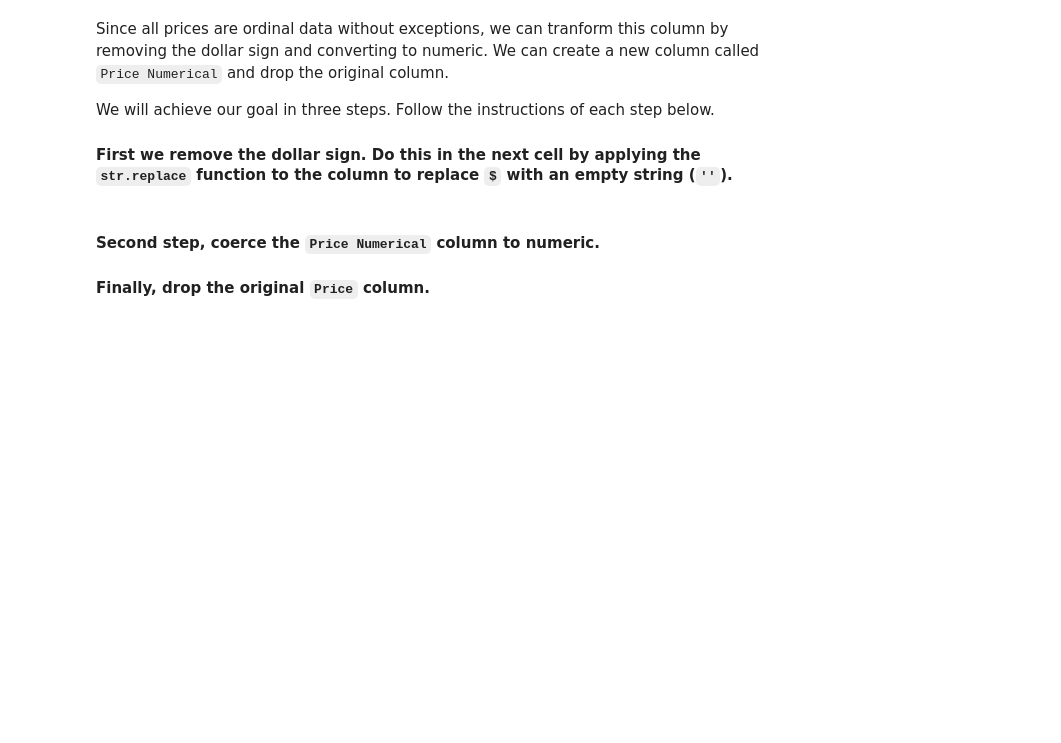
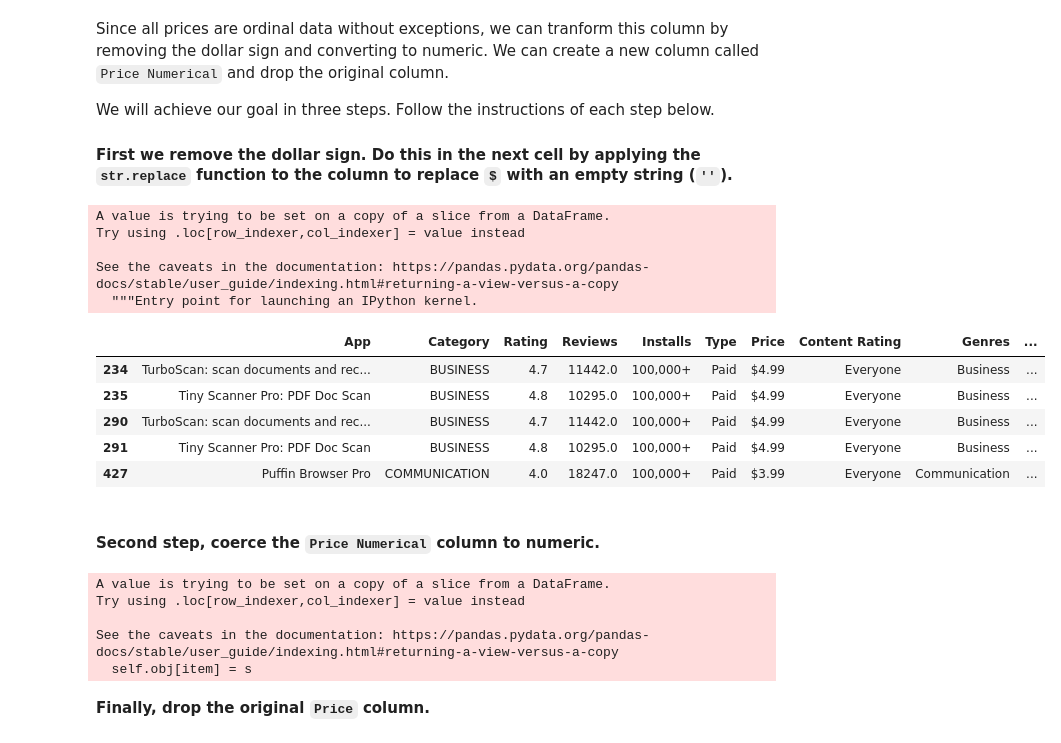
Before and after one commit to ta-data-lis/lab-supervised-learning-feature-extraction, a Jupyter notebook: your-code/notebooks/main.ipynb, the cells around one changed output. Cells and saved outputs as stored; diff of their text form; code cells hidden in the pictures; blank space fills up the shorter version.

```diff
--- a/your-code/notebooks/main.ipynb
+++ b/your-code/notebooks/main.ipynb
@@ -230,3 +244,5 @@ In the cell below, remove all rows containing at least one missing value. Use th
+# %%
+google_missing_removed = google_play.dropna()
 # %% [markdown]
 From now on, we use the `google_missing_removed` variable instead of `google_play`.
 
@@ -237,0 +252,2 @@ The `Last Updated` column seems to contain a date, though it is classified as an
+# %%
+google_missing_removed.loc[:, 'Last Updated'] = google_missing_removed['Last Updated'].apply(pd.to_datetime)
@@ -252,2 +300,19 @@ We will achieve our goal in three steps. Follow the instructions of each step be
+# %%
+google_missing_removed['Price Numerical'] = google_missing_removed['Price'].apply(str.replace, args=('$', ''))
+# %% [output]
+A value is trying to be set on a copy of a slice from a DataFrame.
+Try using .loc[row_indexer,col_indexer] = value instead
+
+See the caveats in the documentation: https://pandas.pydata.org/pandas-docs/stable/user_guide/indexing.html#returning-a-view-versus-a-copy
+  """Entry point for launching an IPython kernel.
+# %%
+google_missing_removed[google_missing_removed['Price'] != '0'].head()
+# %% [output]
+|  | App | Category | Rating | Reviews | Installs | Type | Price | Content Rating | Genres | ... |
+| 234 | TurboScan: scan documents and rec... | BUSINESS | 4.7 | 11442.0 | 100,000+ | Paid | $4.99 | Everyone | Business | ... |
+| 235 | Tiny Scanner Pro: PDF Doc Scan | BUSINESS | 4.8 | 10295.0 | 100,000+ | Paid | $4.99 | Everyone | Business | ... |
+| 290 | TurboScan: scan documents and rec... | BUSINESS | 4.7 | 11442.0 | 100,000+ | Paid | $4.99 | Everyone | Business | ... |
+| 291 | Tiny Scanner Pro: PDF Doc Scan | BUSINESS | 4.8 | 10295.0 | 100,000+ | Paid | $4.99 | Everyone | Business | ... |
+| 427 | Puffin Browser Pro | COMMUNICATION | 4.0 | 18247.0 | 100,000+ | Paid | $3.99 | Everyone | Communication | ... |
 # %% [markdown]
 #### Second step, coerce the `Price Numerical` column to numeric.
@@ -256,2 +319,10 @@ We will achieve our goal in three steps. Follow the instructions of each step be
+# %%
+google_missing_removed.loc[:, 'Price Numerical'] = google_missing_removed['Price Numerical'].apply(pd.to_numeric)
+# %% [output]
+A value is trying to be set on a copy of a slice from a DataFrame.
+Try using .loc[row_indexer,col_indexer] = value instead
+
+See the caveats in the documentation: https://pandas.pydata.org/pandas-docs/stable/user_guide/indexing.html#returning-a-view-versus-a-copy
+  self.obj[item] = s
 # %% [markdown]
 **Finally, drop the original `Price` column.**
```
Also changed, not shown: parts of 40 cells of this notebook.
